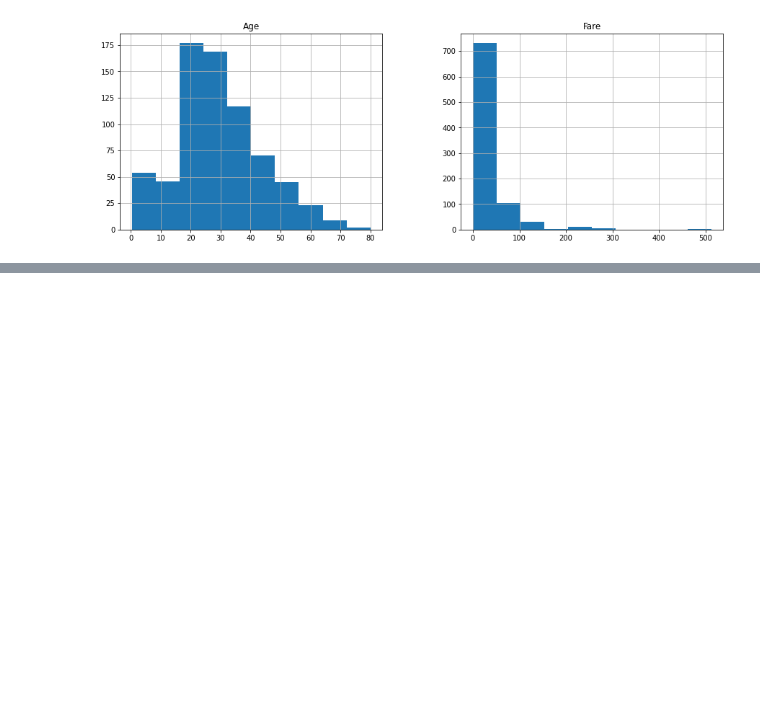
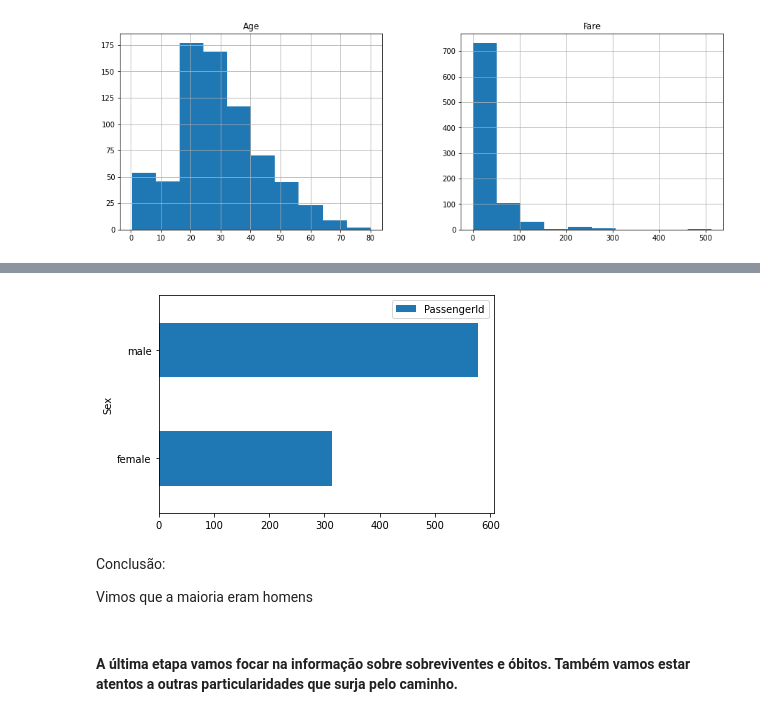
Before and after one commit to leonarddocchagas/data_science, a Jupyter notebook: Explorando_dados_do_Titanic.ipynb, the cells around one changed output, grey strips where cells are left out. Drawn from its saved outputs; the diff is of its cells as text; code cells hidden in the pictures; blank space fills up the shorter version.

```diff
--- a/Explorando_dados_do_Titanic.ipynb
+++ b/Explorando_dados_do_Titanic.ipynb
@@ -236,0 +360,11 @@ mapa.add_child(plugins.HeatMap(coordenadas))
+# %%
+# visão gráfica
+df_completo[['Sex', 'PassengerId']].groupby('Sex').count().plot.barh();
+# %% [output]
+[figure, added]
+# %% [markdown]
+Conclusão:
+
+Vimos que a maioria eram homens
+# %% [markdown]
+#### A última etapa vamos focar na informação sobre sobreviventes e óbitos. Também vamos estar atentos a outras particularidades que surja pelo caminho.
```
Also changed, not shown: parts of 38 cells of this notebook.
